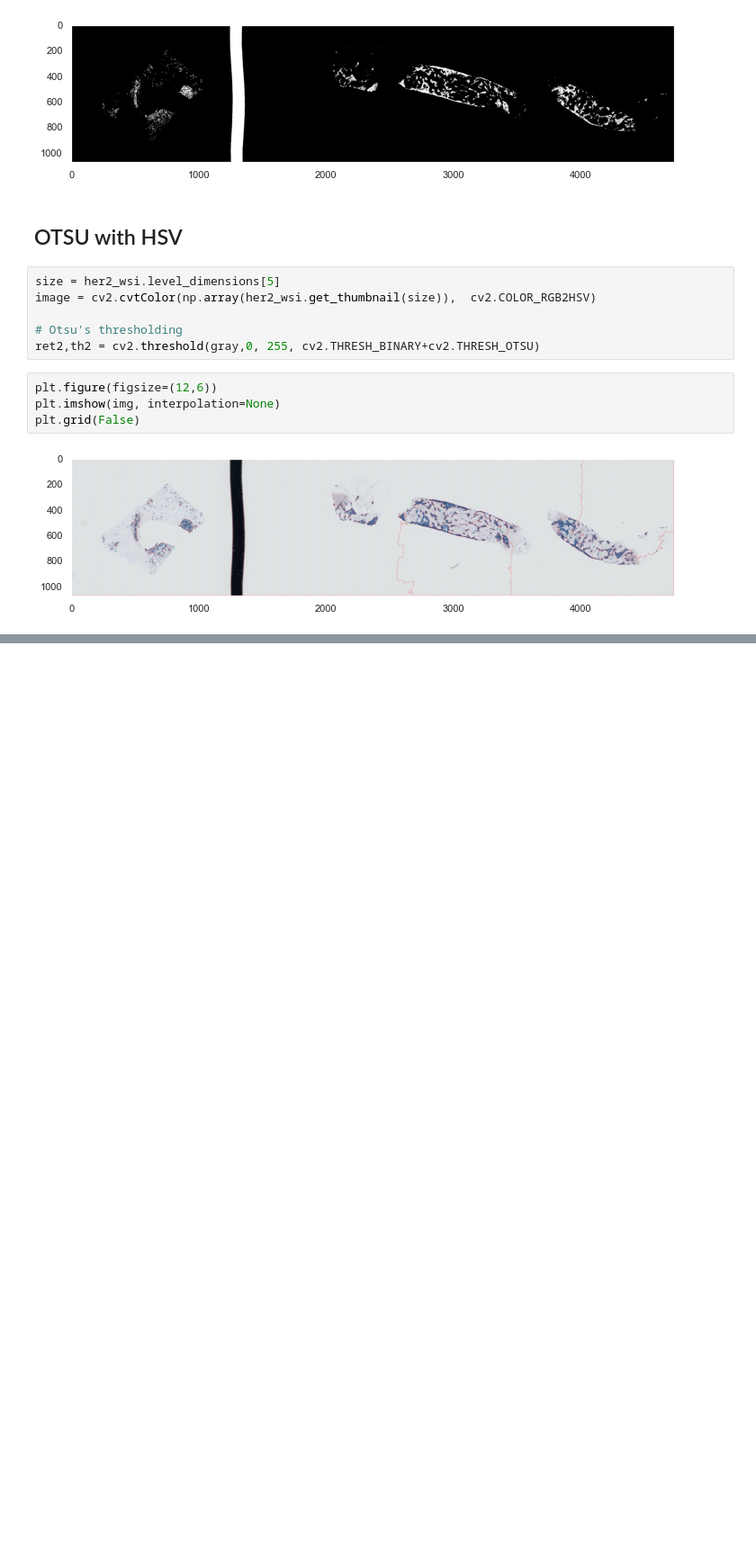
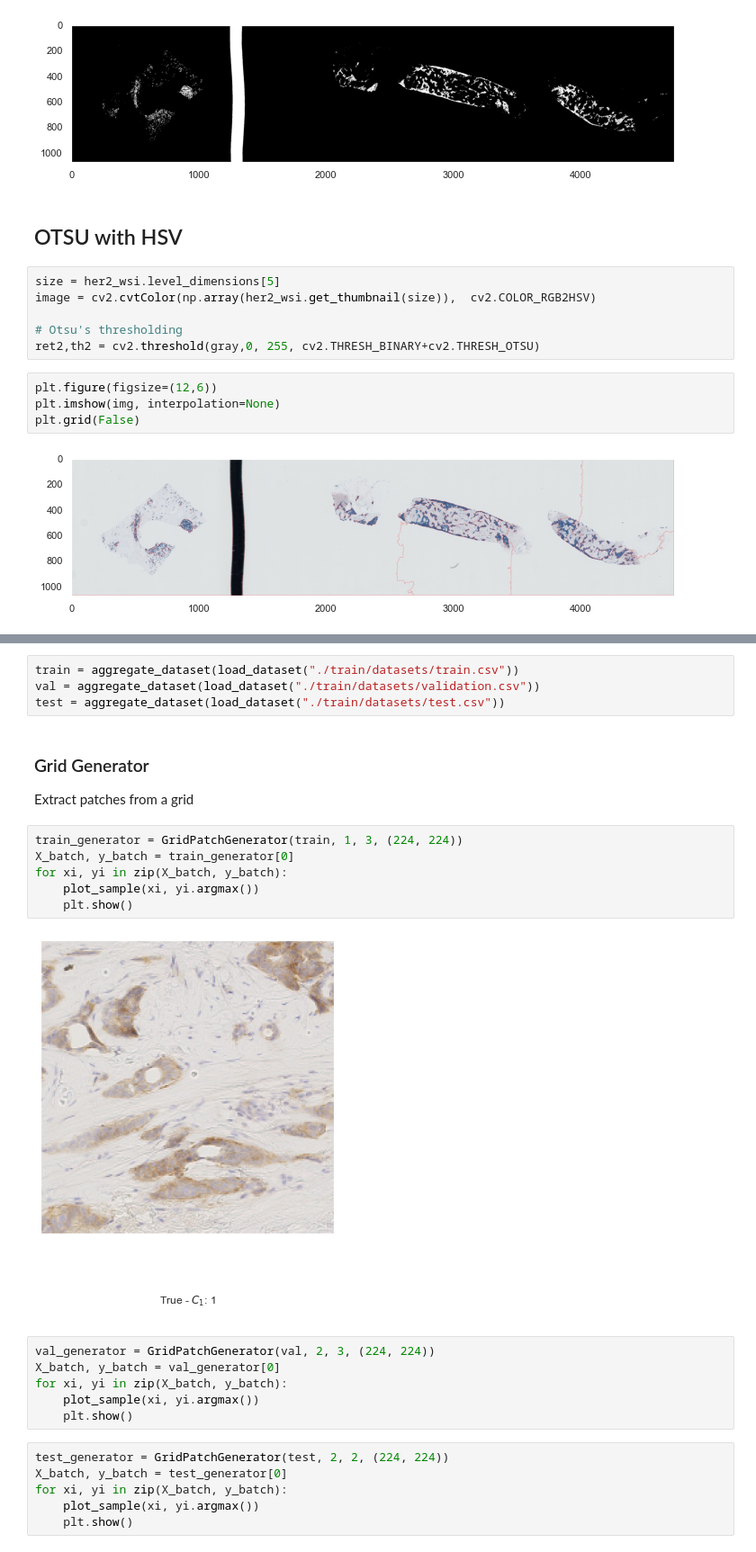
Before and after one commit to sborquez/her2bdl, a Jupyter notebook: notebooks/Exploratory Data Analysis.ipynb, the cells around one changed output, grey strips where cells are left out. Shown at 90% size. Saved outputs shown, nothing was run; the diff lists cells and outputs as text; blank space fills up the shorter version.

Commit message:
add: load wsi generator from config, and generator improvements

```diff
--- a/notebooks/Exploratory Data Analysis.ipynb
+++ b/notebooks/Exploratory Data Analysis.ipynb
@@ -263,0 +266,28 @@ plt.grid(False)
+# %%
+train = aggregate_dataset(load_dataset("./train/datasets/train.csv"))
+val = aggregate_dataset(load_dataset("./train/datasets/validation.csv"))
+test = aggregate_dataset(load_dataset("./train/datasets/test.csv"))
+# %% [markdown]
+### Grid Generator
+
+Extract patches from a grid
+# %%
+train_generator = GridPatchGenerator(train, 1, 3, (224, 224))
+X_batch, y_batch = train_generator[0]
+for xi, yi in zip(X_batch, y_batch):
+    plot_sample(xi, yi.argmax())
+    plt.show()
+# %% [output]
+[figure, added]
+# %%
+val_generator = GridPatchGenerator(val, 2, 3, (224, 224))
+X_batch, y_batch = val_generator[0]
+for xi, yi in zip(X_batch, y_batch):
+    plot_sample(xi, yi.argmax())
+    plt.show()
+# %%
+test_generator = GridPatchGenerator(test, 2, 2, (224, 224))
+X_batch, y_batch = test_generator[0]
+for xi, yi in zip(X_batch, y_batch):
+    plot_sample(xi, yi.argmax())
+    plt.show()
```
Also changed, not shown: parts of 13 cells of this notebook, 4 other files.
